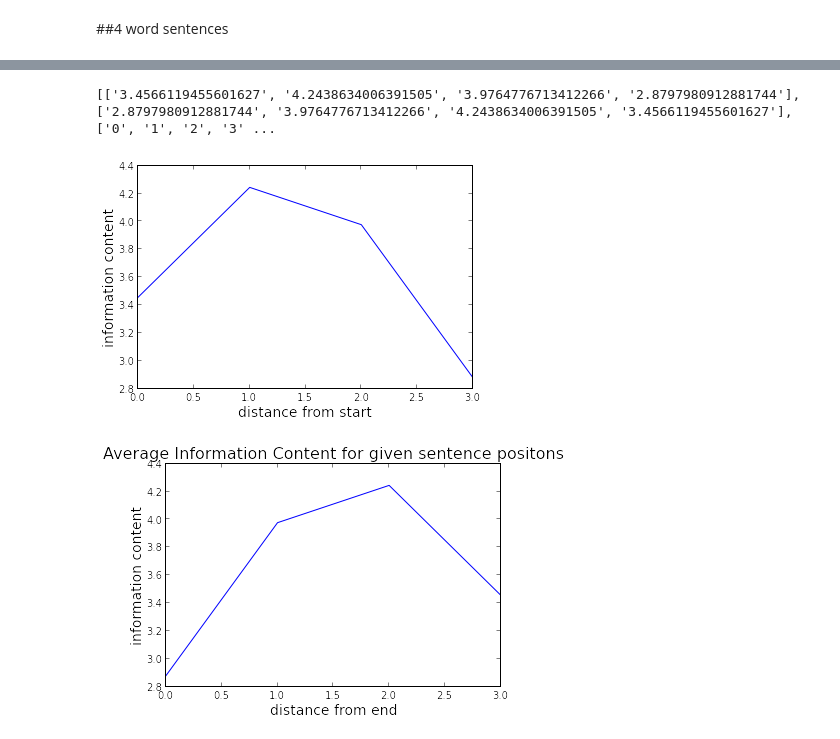
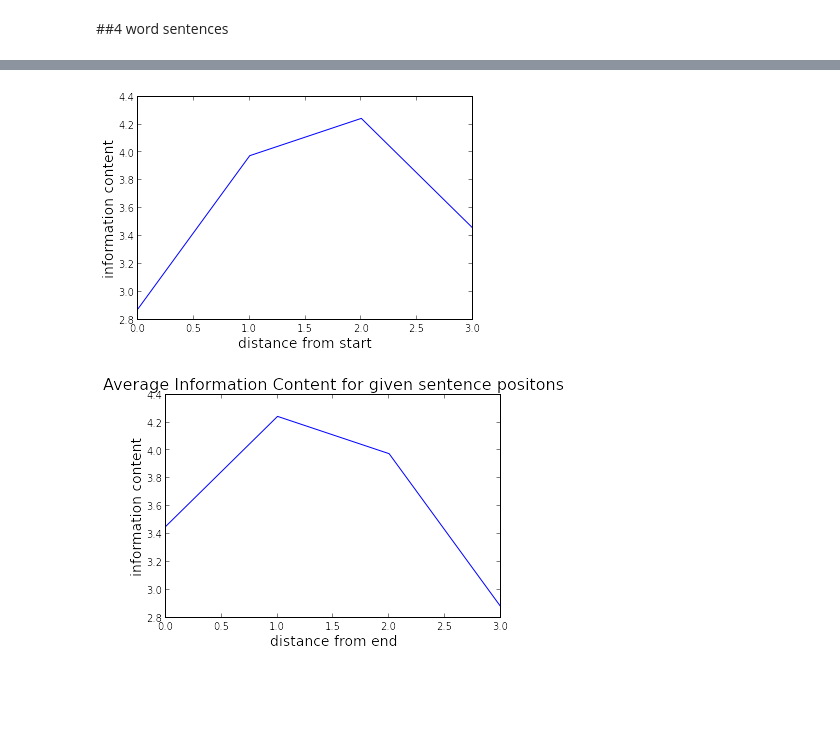
Before and after one commit to gabriellee/WM, a Jupyter notebook: word_info_vs_pos/Unigram_Model.ipynb, the cells around one changed output, grey strips where cells are left out. Drawn from its saved outputs; the diff is of its cells as text; code cells hidden in the pictures; blank space fills up the shorter version.

```diff
--- a/word_info_vs_pos/Unigram_Model.ipynb
+++ b/word_info_vs_pos/Unigram_Model.ipynb
@@ -72,23 +72,22 @@ calculating probability of surprise given position
 hello
 # %%
 data = list(csv.reader(open("pos_info_4_word_sents.csv","r")))
-print data
-y_start = data[0]
-y_end = data[1]
+#print data
+y_start = data[1]
+y_end = data[0]
 x = data[2]
 
 plt.figure(1)
 p1, = plt.plot(x,y_start)
 plt.xlabel("distance from start", fontsize = 14)
 plt.ylabel("information content", fontsize = 14)
 
 plt.figure(2)
 p2, = plt.plot(x,y_end)
 plt.xlabel("distance from end", fontsize = 14)
 plt.ylabel("information content", fontsize = 14)
 plt.title("Average Information Content for given sentence positons", fontsize = 16)
 plt.show()
 # %% [output]
-[['3.4566119455601627', '4.2438634006391505', '3.9764776713412266', '2.8797980912881744'], ['2.8797980912881744', '3.9764776713412266', '4.2438634006391505', '3.4566119455601627'], ['0', '1', '2', '3' ...
-[figure, old version]
+[figure, new version]
-[figure, old version]
+[figure, new version]
```
Also changed, not shown: parts of 1 cell of this notebook, 5 other files.
